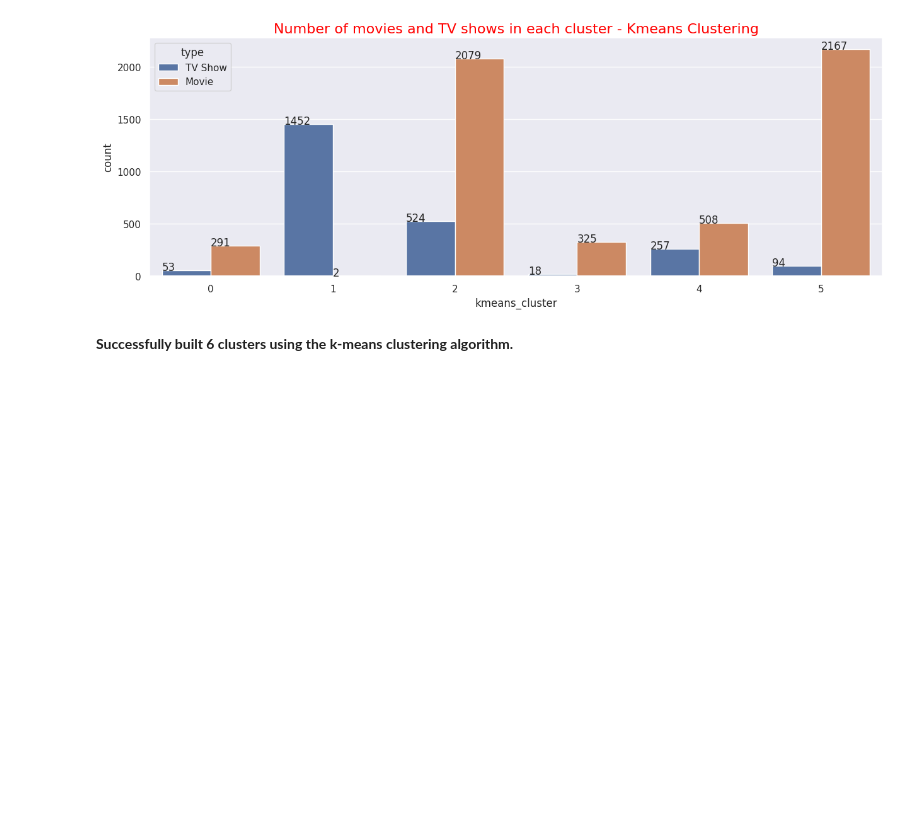
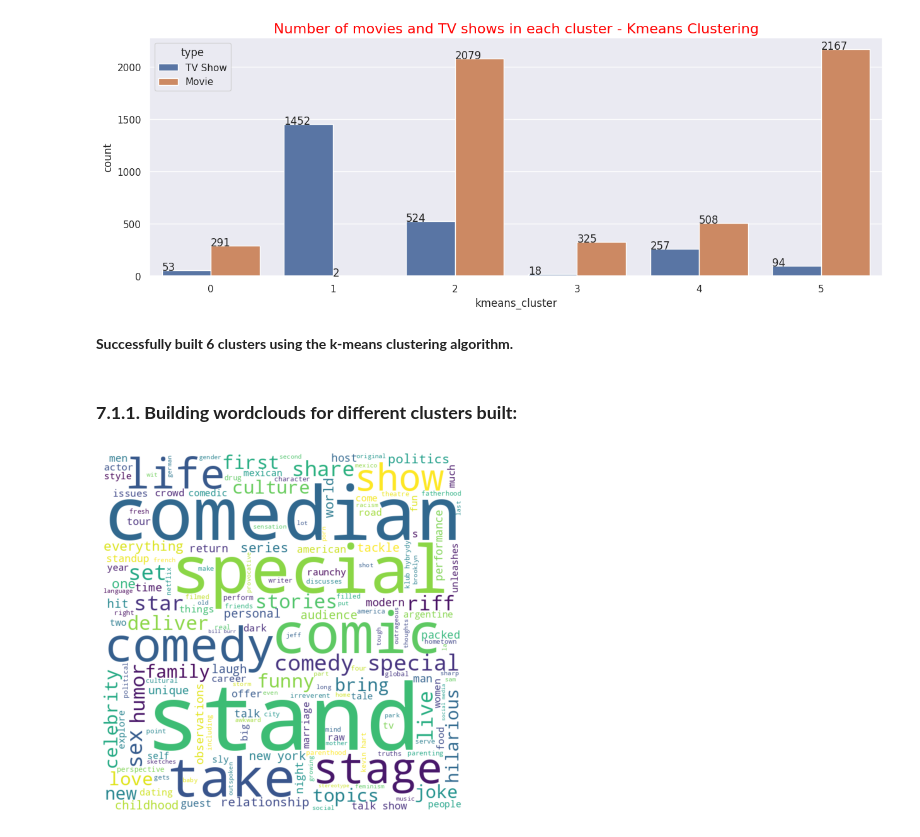
Before and after one commit to rajkumarpec/Unsupervised-Machine-Learning, a Jupyter notebook: Netflix_movie_show.ipynb, the cells around one changed output. Cells and saved outputs as stored; diff of their text form; code cells hidden in the pictures; blank space fills up the shorter version.

```diff
--- a/Netflix_movie_show.ipynb
+++ b/Netflix_movie_show.ipynb
@@ -842,3 +838,42 @@ for p in graph.patches:
 [figure]
 # %% [markdown]
 **Successfully built 6 clusters using the k-means clustering algorithm.**
+# %% [markdown]
+### **7.1.1. Building wordclouds for different clusters built:**
+# %%
+# Building a wordcloud for the movie descriptions
+def kmeans_worldcloud(cluster_num):
+  comment_words = ''
+  stopwords = set(STOPWORDS)
+
+  # iterate through the csv file
+  for val in df1[df1['kmeans_cluster']==cluster_num].description.values:
+
+      # typecaste each val to string
+      val = str(val)
+
+      # split the value
+      tokens = val.split()
+
+      # Converts each token into lowercase
+      for i in range(len(tokens)):
+          tokens[i] = tokens[i].lower()
+
+      comment_words += " ".join(tokens)+" "
+
+  wordcloud = WordCloud(width = 700, height = 700,
+                  background_color ='white',
+                  stopwords = stopwords,
+                  min_font_size = 10).generate(comment_words)
+
+
+  # plot the WordCloud image
+  plt.figure(figsize = (10,5), facecolor = None)
+  plt.imshow(wordcloud)
+  plt.axis("off")
+  plt.tight_layout(pad = 0)
+# %%
+# Wordcloud for cluster 0
+kmeans_worldcloud(0)
+# %% [output]
+[figure, added]
```
Also changed, not shown: parts of 67 cells of this notebook.
